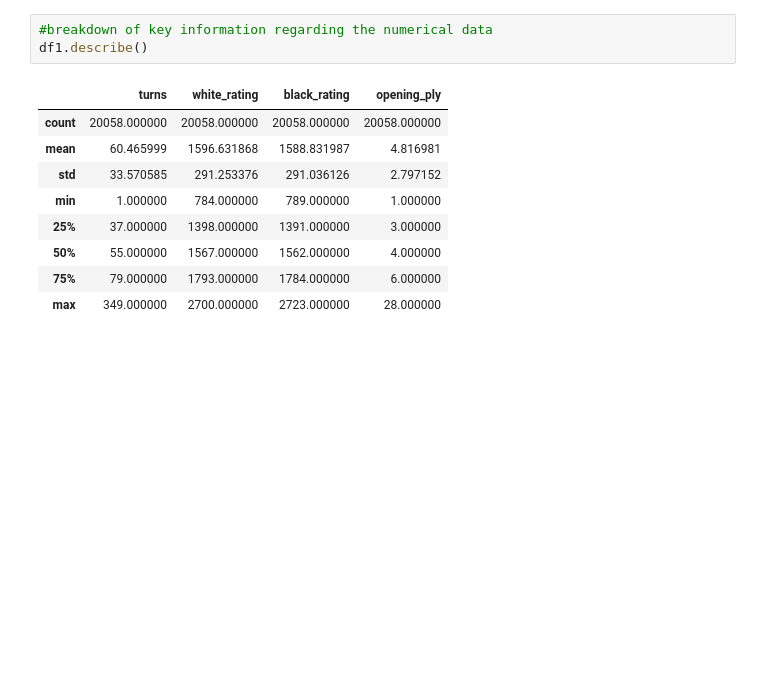
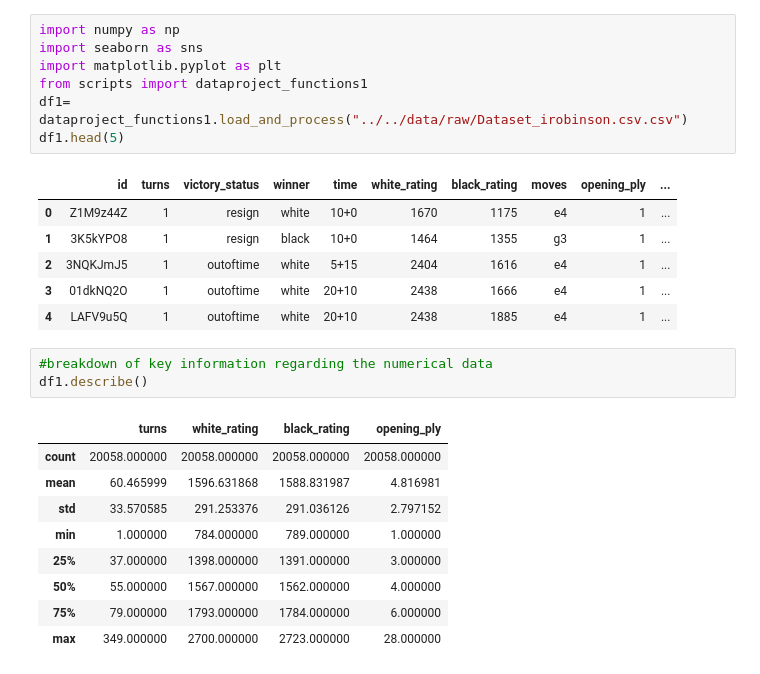
Before and after one commit to data301-2020-winter1/course-project-group_6025, a Jupyter notebook: analysis/Robiian1989/Milestone 2.ipynb, the cells around one changed output. Drawn from its saved outputs; the diff is of its cells as text; blank space fills up the shorter version.

```diff
--- a/analysis/Robiian1989/Milestone 2.ipynb
+++ b/analysis/Robiian1989/Milestone 2.ipynb
@@ -1,3 +1,17 @@
+# %%
+import numpy as np
+import seaborn as sns
+import matplotlib.pyplot as plt
+from scripts import dataproject_functions1
+df1= dataproject_functions1.load_and_process("../../data/raw/Dataset_irobinson.csv.csv")
+df1.head(5)
+# %% [output]
+|  | id | turns | victory_status | winner | time | white_rating | black_rating | moves | opening_ply | ... |
+| 0 | Z1M9z44Z | 1 | resign | white | 10+0 | 1670 | 1175 | e4 | 1 | ... |
+| 1 | 3K5kYPO8 | 1 | resign | black | 10+0 | 1464 | 1355 | g3 | 1 | ... |
+| 2 | 3NQKJmJ5 | 1 | outoftime | white | 5+15 | 2404 | 1616 | e4 | 1 | ... |
+| 3 | 01dkNQ2O | 1 | outoftime | white | 20+10 | 2438 | 1666 | e4 | 1 | ... |
+| 4 | LAFV9u5Q | 1 | outoftime | white | 20+10 | 2438 | 1885 | e4 | 1 | ... |
 # %%
 #breakdown of key information regarding the numerical data
 df1.describe()
```
Also changed, not shown: parts of 6 cells of this notebook, 2 other files.
